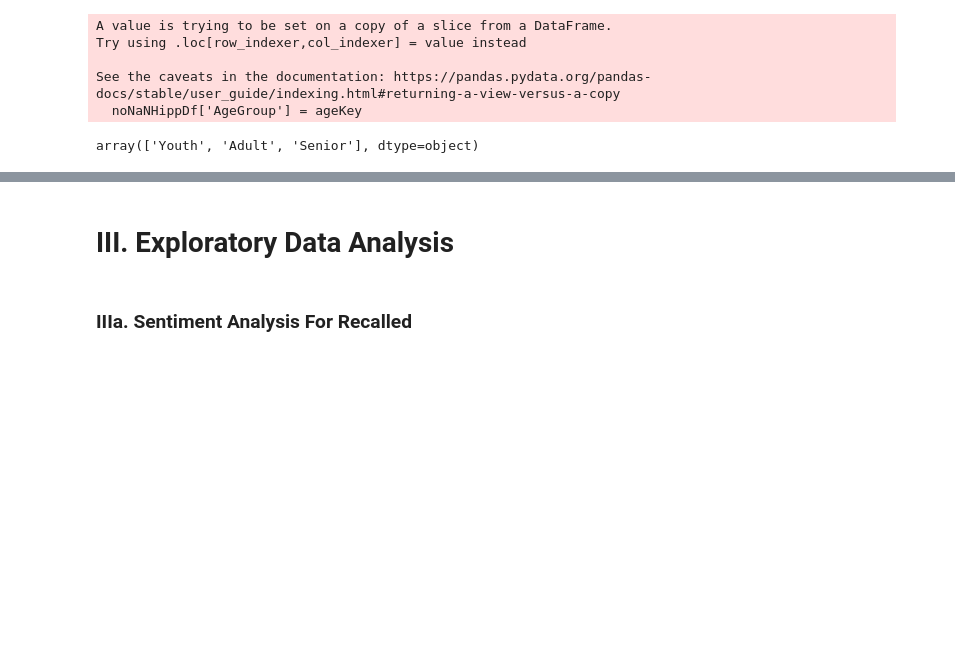
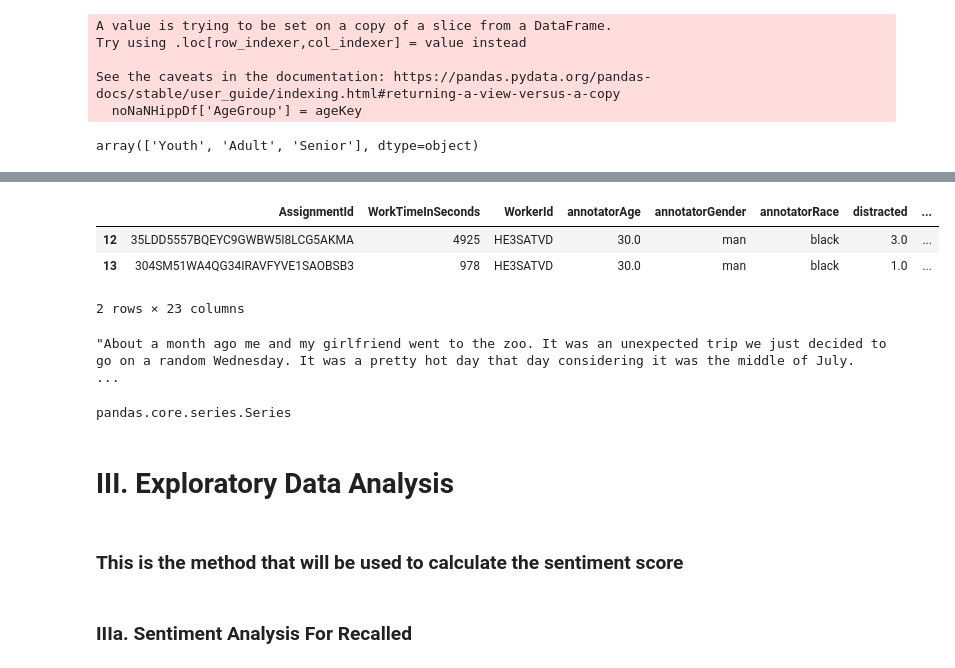
Before and after one commit to dbyers15/EmotionAndMemory, a Jupyter notebook: WorkingNotebook.ipynb, the cells around one changed output, grey strips where cells are left out. Drawn from its saved outputs; the diff is of its cells as text; code cells hidden in the pictures; blank space fills up the shorter version.

```diff
--- a/WorkingNotebook.ipynb
+++ b/WorkingNotebook.ipynb
@@ -321,2 +391,27 @@ Dropped all null values in case it could affect our analysis
+# %%
+hippDf[hippDf['recAgnPairId'] == newIdTags[1]]
+# %% [output]
+|  | AssignmentId | WorkTimeInSeconds | WorkerId | annotatorAge | annotatorGender | annotatorRace | distracted | ... |
+| 12 | 35LDD5557BQEYC9GWBW5I8LCG5AKMA | 4925 | HE3SATVD | 30.0 | man | black | 3.0 | ... |
+| 13 | 304SM51WA4QG34IRAVFYVE1SAOBSB3 | 978 | HE3SATVD | 30.0 | man | black | 1.0 | ... |
+2 rows × 23 columns
+# %%
+#List for dictionaries
+listOfLists = []
+secondKeyStory = []
+#Gets the frist tag
+test = hippDf[hippDf['recAgnPairId'] == newIdTags[0]]
+value = test.iloc[0]
+value2 = test['story'].iloc[1]
+listOfLists.append(value)
+secondKeyStory.append(value2)
+# %% [output]
+"About a month ago me and my girlfriend went to the zoo. It was an unexpected trip we just decided to go on a random Wednesday. It was a pretty hot day that day considering it was the middle of July.  ...
+# %%
+type(value)
+# %% [output]
+pandas.core.series.Series
 # %% [markdown]
 # III. Exploratory Data Analysis
+# %% [markdown]
+### This is the method that will be used to calculate the sentiment score
```
Also changed, not shown: parts of 20 cells of this notebook.
